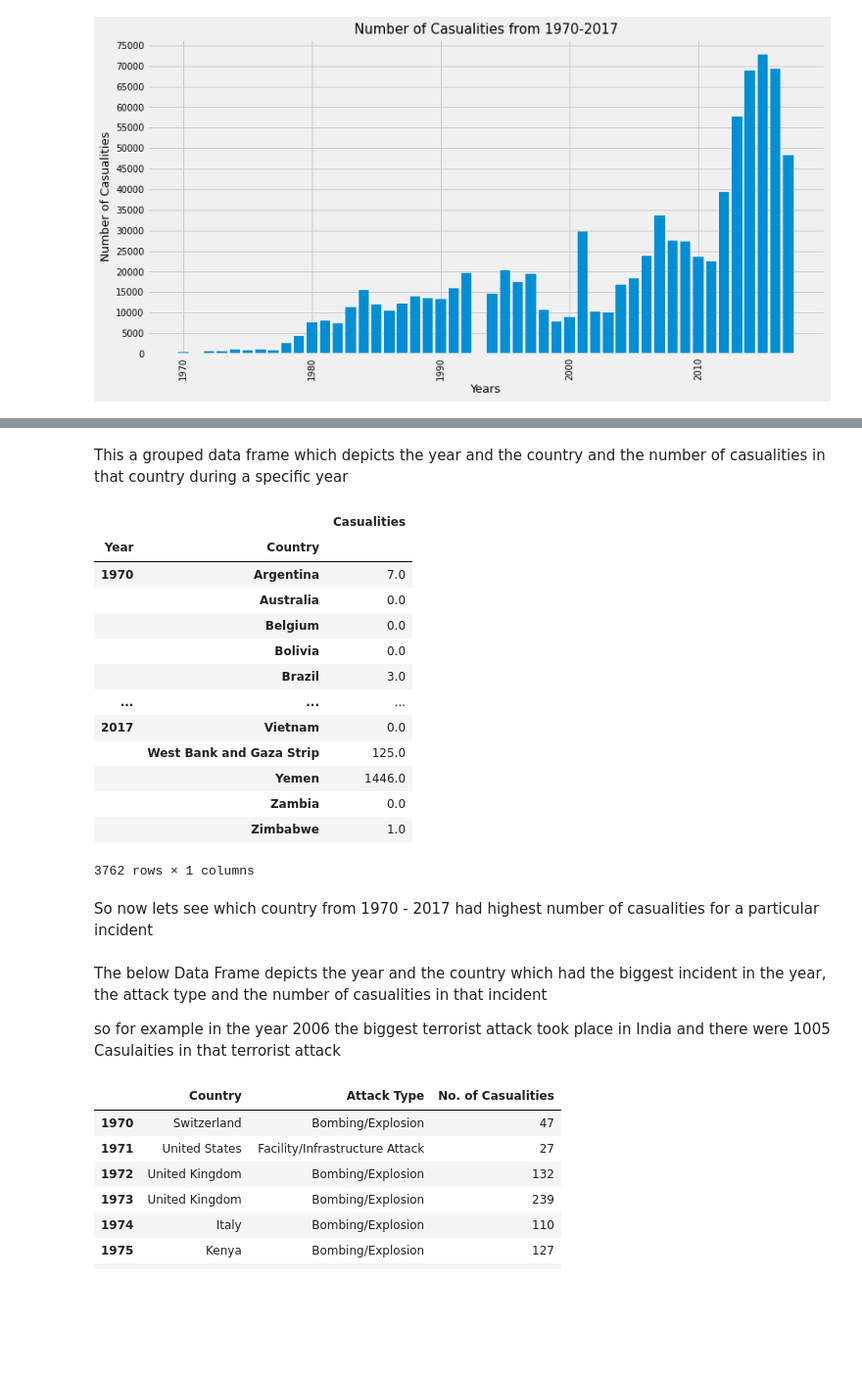
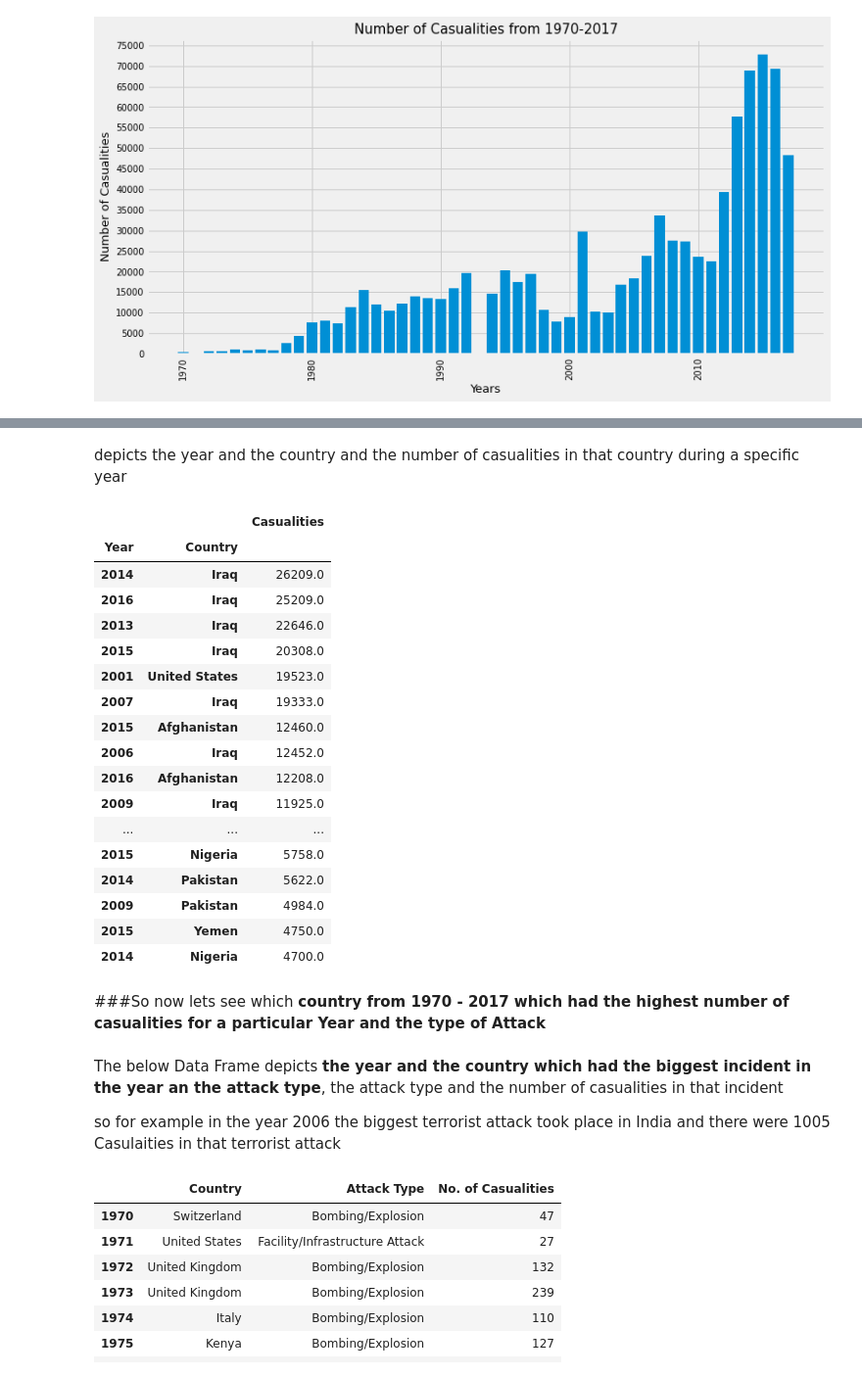
Before and after one commit to siddeshnaik/Sparks_Foundation, a Jupyter notebook: Terrorisum.ipynb, the cells around one changed output, grey strips where cells are left out. Shown at 98% size. Saved outputs shown, nothing was run; the diff lists cells and outputs as text; code cells hidden in the pictures; blank space fills up the shorter version.

```diff
--- a/Terrorisum.ipynb
+++ b/Terrorisum.ipynb
@@ -181,25 +218,29 @@ plt.show()
 # %% [markdown]
-This a grouped data frame which depicts the year and the country and the number of casualities in that country during a specific year
+depicts the year and the country and the number of casualities in that country during a specific year
 # %%
 temp1=pd.DataFrame(df.groupby(['Year', 'Country'])['Casualities'].sum())
-temp1
+temp1.sort_values(by='Casualities', ascending=False).head(30)
 # %% [output]
 |  |  | Casualities |
 | Year | Country |  |
-| 1970 | Argentina | 7.0 |
-|  | Australia | 0.0 |
-|  | Belgium | 0.0 |
-|  | Bolivia | 0.0 |
-|  | Brazil | 3.0 |
+| 2014 | Iraq | 26209.0 |
+| 2016 | Iraq | 25209.0 |
+| 2013 | Iraq | 22646.0 |
+| 2015 | Iraq | 20308.0 |
+| 2001 | United States | 19523.0 |
+| 2007 | Iraq | 19333.0 |
+| 2015 | Afghanistan | 12460.0 |
+| 2006 | Iraq | 12452.0 |
+| 2016 | Afghanistan | 12208.0 |
+| 2009 | Iraq | 11925.0 |
 | ... | ... | ... |
-| 2017 | Vietnam | 0.0 |
-|  | West Bank and Gaza Strip | 125.0 |
-|  | Yemen | 1446.0 |
-|  | Zambia | 0.0 |
-|  | Zimbabwe | 1.0 |
+| 2015 | Nigeria | 5758.0 |
+| 2014 | Pakistan | 5622.0 |
+| 2009 | Pakistan | 4984.0 |
+| 2015 | Yemen | 4750.0 |
+| 2014 | Nigeria | 4700.0 |
-3762 rows × 1 columns
 # %% [markdown]
-So now lets see which country from 1970 - 2017 had highest number of casualities  for a particular incident
+###So now lets see which **country from 1970 - 2017 which had the highest number of casualities for a particular Year and the type of Attack**
 # %%
 temp_values = {}
 contry_incident_cal = []
@@ -216,7 +257,7 @@ for i in range(len(df1)):
     else:
         temp_values[df1['Year'].iloc[i]]=[df1['Country'].iloc[i], df1['AttackType'].iloc[i] ,int(df1['Casualities'].iloc[i])]
 # %% [markdown]
-The below Data Frame depicts the year and the country which had the biggest incident in the year, the attack type and the number of casualities in that incident
+The below Data Frame depicts **the year and the country which had the biggest incident in the year an the attack type**, the attack type and the number of casualities in that incident
 
 so for example in the year 2006 the biggest terrorist attack took place in India and there were 1005 Casulaities in that terrorist attack
 # %%
```
Also changed, not shown: parts of 74 cells of this notebook.
